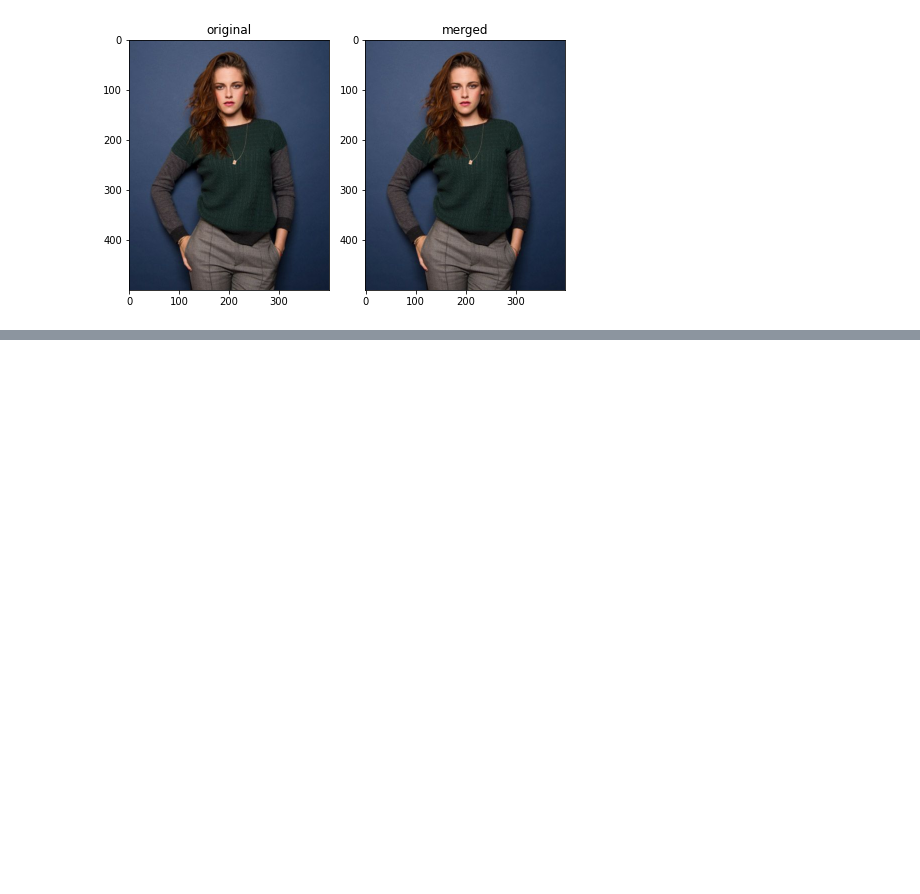
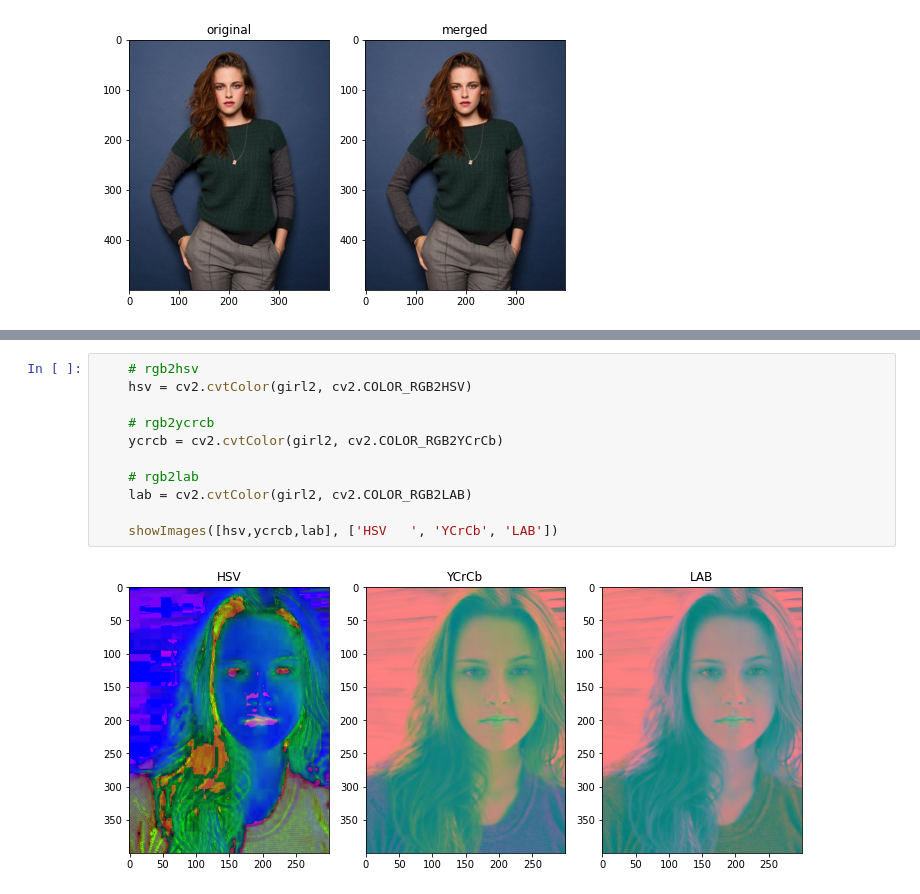
Before and after one commit to kavin-du/Color-Spaces-Transform, a Jupyter notebook: e16057.ipynb, the cells around one changed output, grey strips where cells are left out. Drawn from its saved outputs; the diff is of its cells as text; blank space fills up the shorter version.

```diff
--- a/e16057.ipynb
+++ b/e16057.ipynb
@@ -33,0 +48,13 @@ if __name__ == '__main__':
+# %%
+    # rgb2hsv
+    hsv = cv2.cvtColor(girl2, cv2.COLOR_RGB2HSV)
+
+    # rgb2ycrcb
+    ycrcb = cv2.cvtColor(girl2, cv2.COLOR_RGB2YCrCb)
+
+    # rgb2lab
+    lab = cv2.cvtColor(girl2, cv2.COLOR_RGB2LAB)
+
+    showImages([hsv,ycrcb,lab], ['HSV   ', 'YCrCb', 'LAB'])
+# %% [output]
+[figure, added]
```
Also changed, not shown: parts of 2 cells of this notebook.
